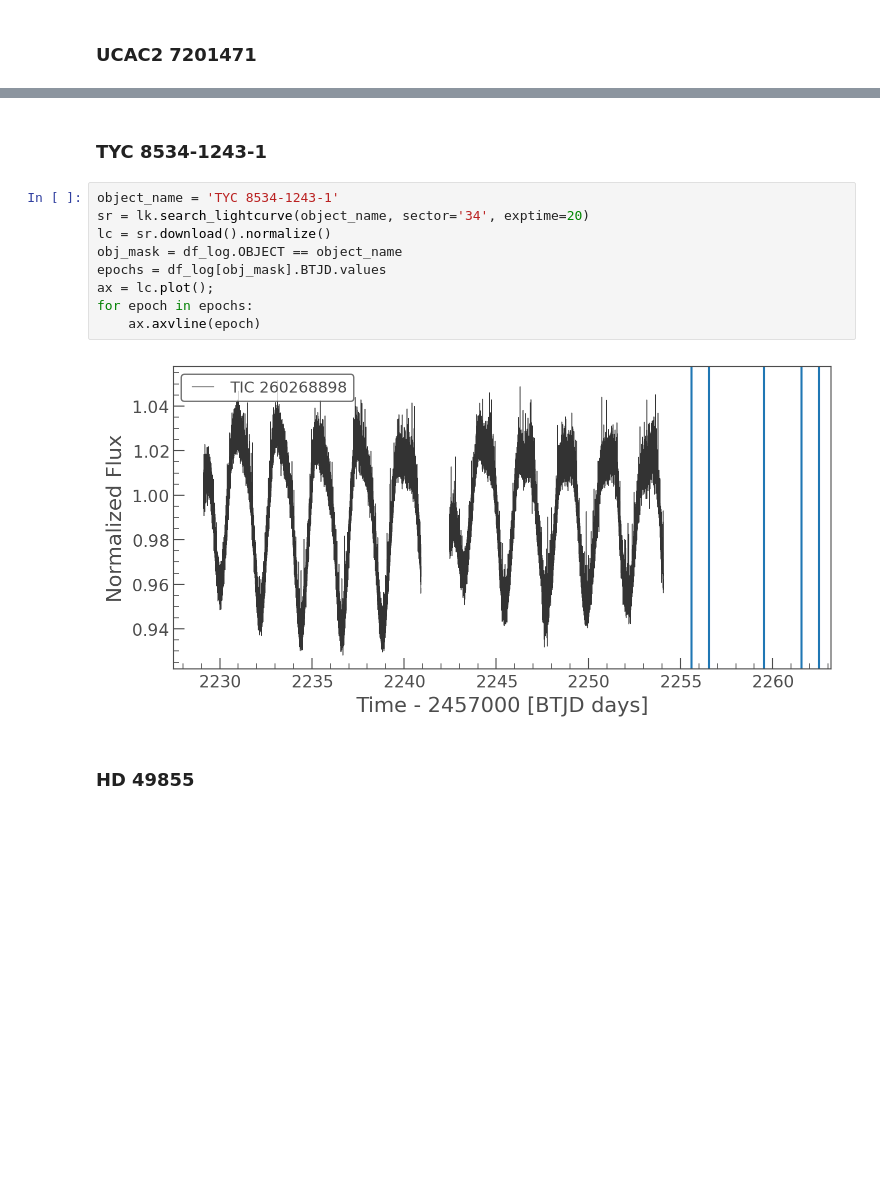
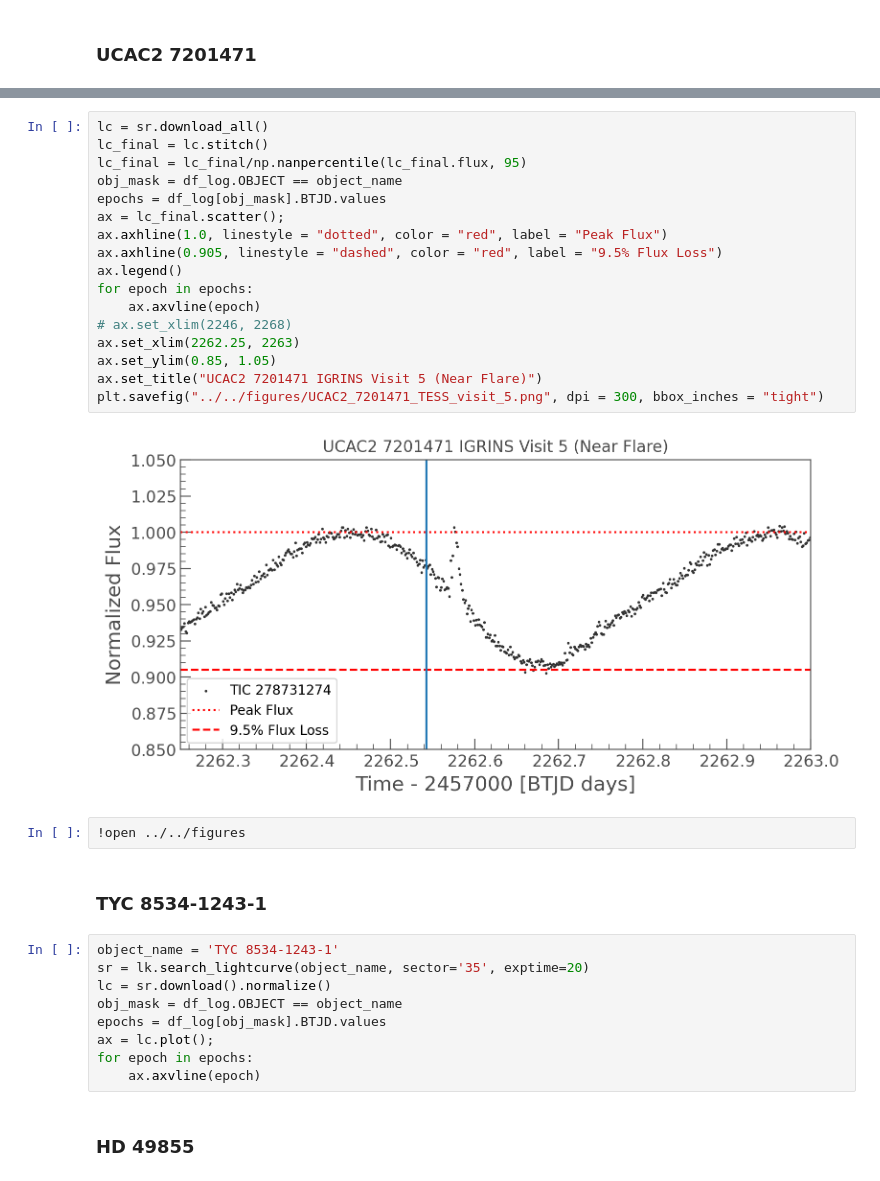
Before and after one commit to gully/acdc, a Jupyter notebook: notebooks/02_lightcurves/02.02_TESS_lightcurves_quicklook.ipynb, the cells around one changed output, grey strips where cells are left out. Drawn from its saved outputs; the diff is of its cells as text; blank space fills up the shorter version.

```diff
--- a/notebooks/02_lightcurves/02.02_TESS_lightcurves_quicklook.ipynb
+++ b/notebooks/02_lightcurves/02.02_TESS_lightcurves_quicklook.ipynb
@@ -67,16 +101,35 @@ for epoch in epochs:
+# %%
+lc = sr.download_all()
+lc_final = lc.stitch()
+lc_final = lc_final/np.nanpercentile(lc_final.flux, 95)
+obj_mask = df_log.OBJECT == object_name
+epochs = df_log[obj_mask].BTJD.values
+ax = lc_final.scatter();
+ax.axhline(1.0, linestyle = "dotted", color = "red", label = "Peak Flux")
+ax.axhline(0.905, linestyle = "dashed", color = "red", label = "9.5% Flux Loss")
+ax.legend()
+for epoch in epochs:
+    ax.axvline(epoch)
+# ax.set_xlim(2246, 2268)
+ax.set_xlim(2262.25, 2263)
+ax.set_ylim(0.85, 1.05)
+ax.set_title("UCAC2 7201471 IGRINS Visit 5 (Near Flare)")
+plt.savefig("../../figures/UCAC2_7201471_TESS_visit_5.png", dpi = 300, bbox_inches = "tight")
+# %% [output]
+[figure, added]
+# %%
+!open ../../figures
 # %% [markdown]
 ### TYC 8534-1243-1
 # %%
 object_name = 'TYC 8534-1243-1'
-sr = lk.search_lightcurve(object_name, sector='34', exptime=20)
+sr = lk.search_lightcurve(object_name, sector='35', exptime=20)
 lc = sr.download().normalize()
 obj_mask = df_log.OBJECT == object_name
 epochs = df_log[obj_mask].BTJD.values
 ax = lc.plot();
 for epoch in epochs:
     ax.axvline(epoch)
-# %% [output]
-[figure, removed]
 # %% [markdown]
 ### HD 49855
 # %%
```
Also changed, not shown: parts of 24 cells of this notebook.
